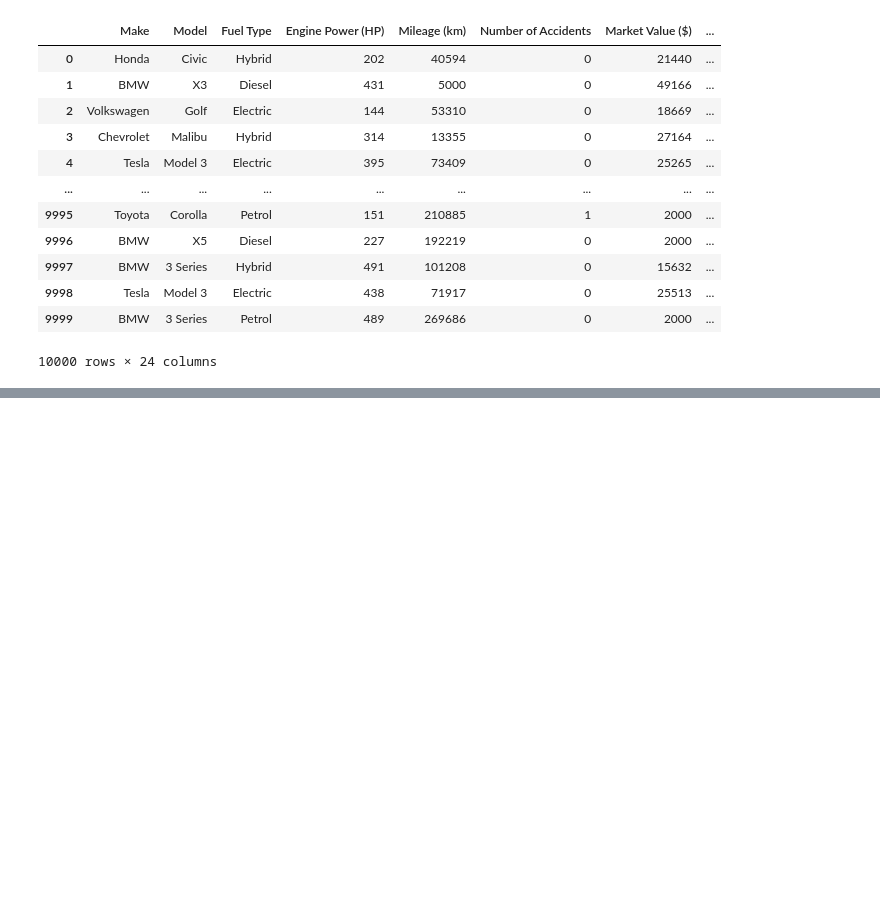
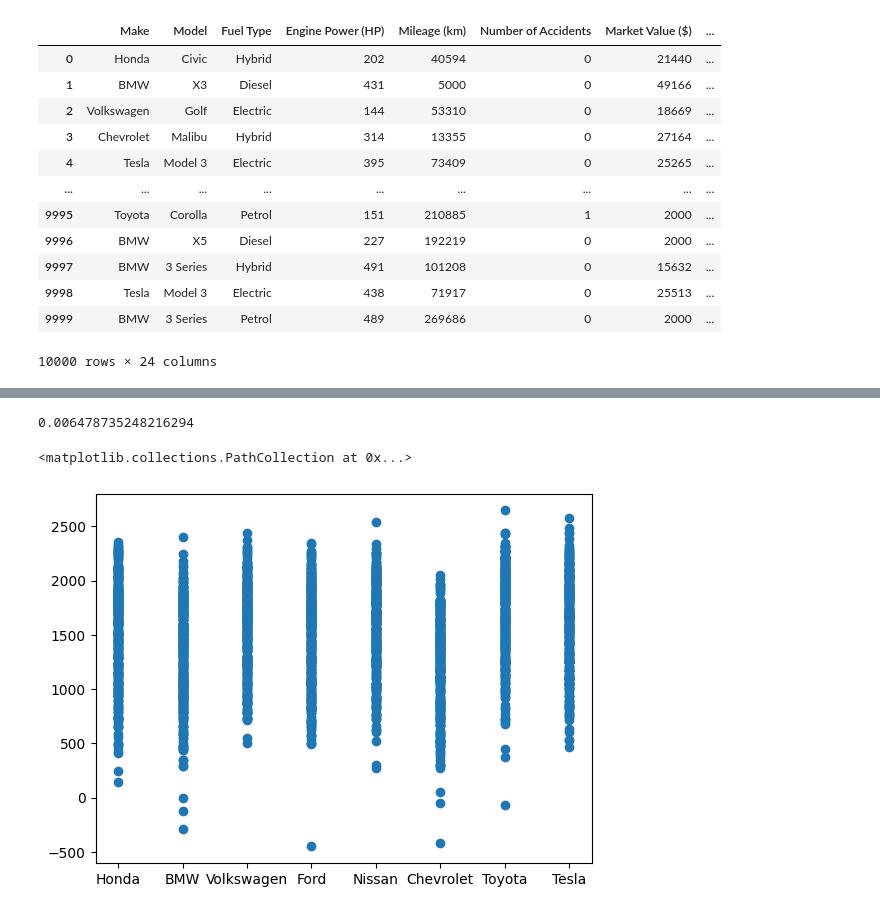
Before and after one commit to SUML-aauto/aegis_app, a Jupyter notebook: datasets/test.ipynb, the cells around one changed output, grey strips where cells are left out. Drawn from its saved outputs; the diff is of its cells as text; code cells hidden in the pictures; blank space fills up the shorter version.

Commit message:
More work on training

```diff
--- a/datasets/test.ipynb
+++ b/datasets/test.ipynb
@@ -50,3 +89,7 @@ raw_dataset
 | 9998 | Tesla | Model 3 | Electric | 438 | 71917 | 0 | 25513 | ... |
 | 9999 | BMW | 3 Series | Petrol | 489 | 269686 | 0 | 2000 | ... |
 10000 rows × 24 columns
+# %%
+import sklearn.model_selection
+
+train, test = sklearn.model_selection.train_test_split(raw_dataset)
@@ -52,0 +194,24 @@ raw_dataset
+# %%
+import sklearn.cluster
+import sklearn.ensemble
+import sklearn.linear_model
+
+x_train = train_data_preprocessed.loc[:, train_data_preprocessed.columns != 'CLM_AMT']
+y_train = train_data_preprocessed['CLM_AMT']
+
+x_test = test_data_preprocessed.loc[:, test_data_preprocessed.columns != 'CLM_AMT']
+y_test = test_data_preprocessed['CLM_AMT']
+
+reg = sklearn.linear_model.LinearRegression()
+reg = reg.fit(x_train, y_train)
+# %%
+reg.score(x_test, y_test)
+# %% [output]
+0.006478735248216294
+# %%
+y_pred = reg.predict(x_test)
+# %%
+plt.scatter(test['Make'], y_pred)
+# %% [output]
+<matplotlib.collections.PathCollection at 0x...>
+[figure, added]
```
Also changed, not shown: parts of 7 cells of this notebook.
